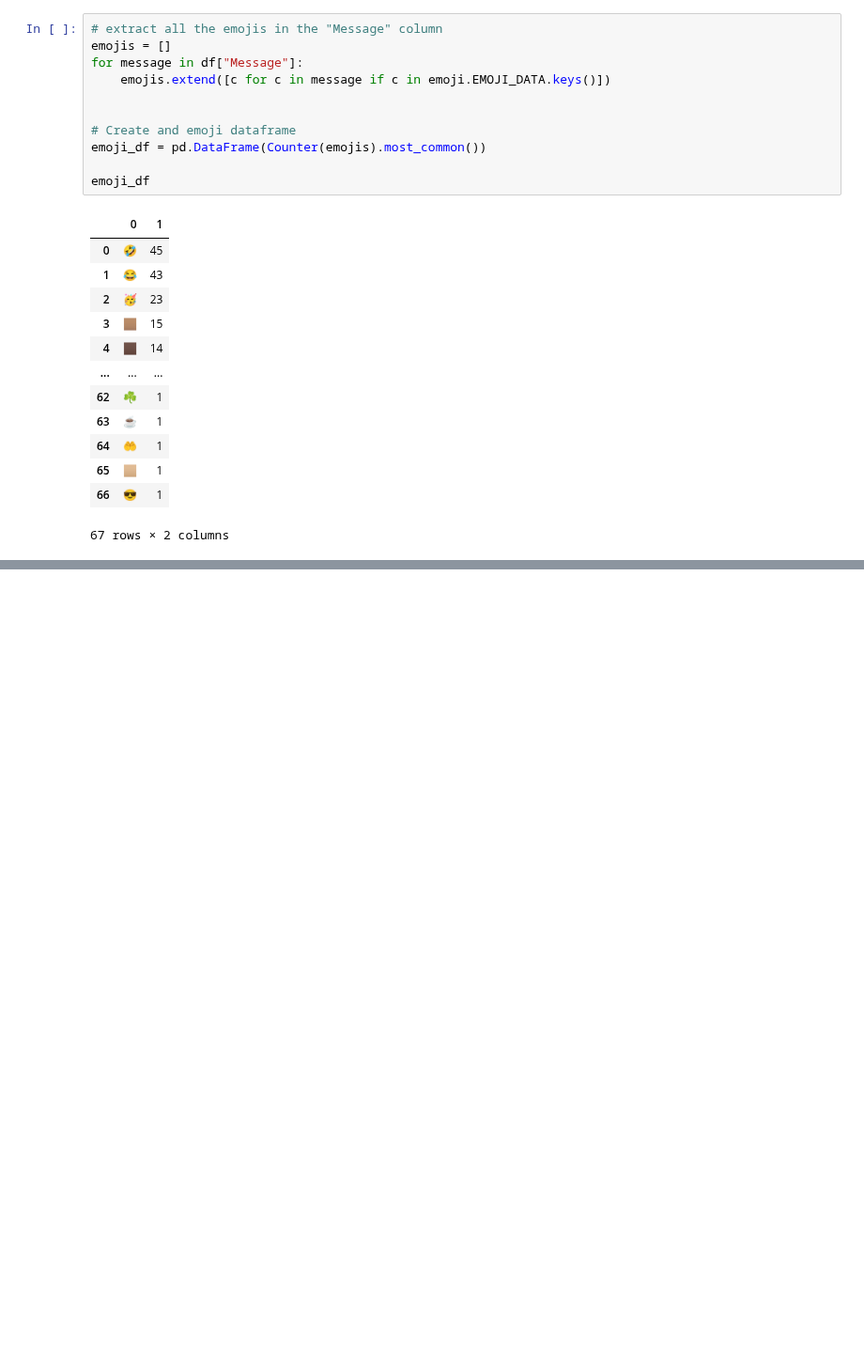
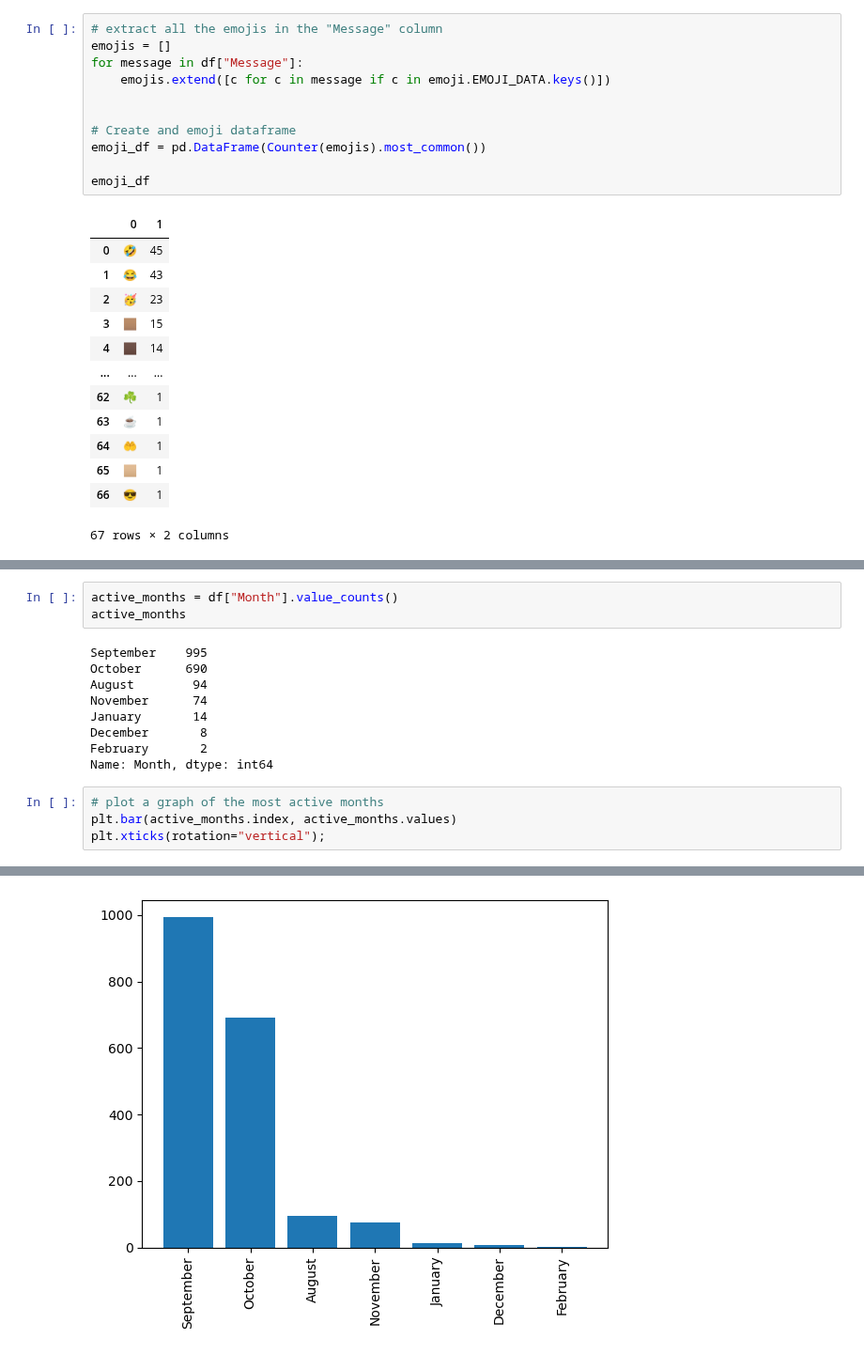
Before and after one commit to lawalsegun2025/whatsapp_chat_analyzer, a Jupyter notebook: whatsapp_chat_analysis.ipynb, the cells around one changed output, grey strips where cells are left out. Shown at 94% size. Drawn from its saved outputs; the diff is of its cells as text; blank space fills up the shorter version.

```diff
--- a/whatsapp_chat_analysis.ipynb
+++ b/whatsapp_chat_analysis.ipynb
@@ -731,0 +757,17 @@ plt.tight_layout();
+# %%
+active_months = df["Month"].value_counts()
+active_months
+# %% [output]
+September    995
+October      690
+August        94
+November      74
+January       14
+December       8
+February       2
+Name: Month, dtype: int64
+# %%
+# plot a graph of the most active months
+plt.bar(active_months.index, active_months.values)
+plt.xticks(rotation="vertical");
+# %% [output]
@@ -731,0 +776 @@ plt.tight_layout();
+[figure, added]
```
Also changed, not shown: parts of 18 cells of this notebook.
